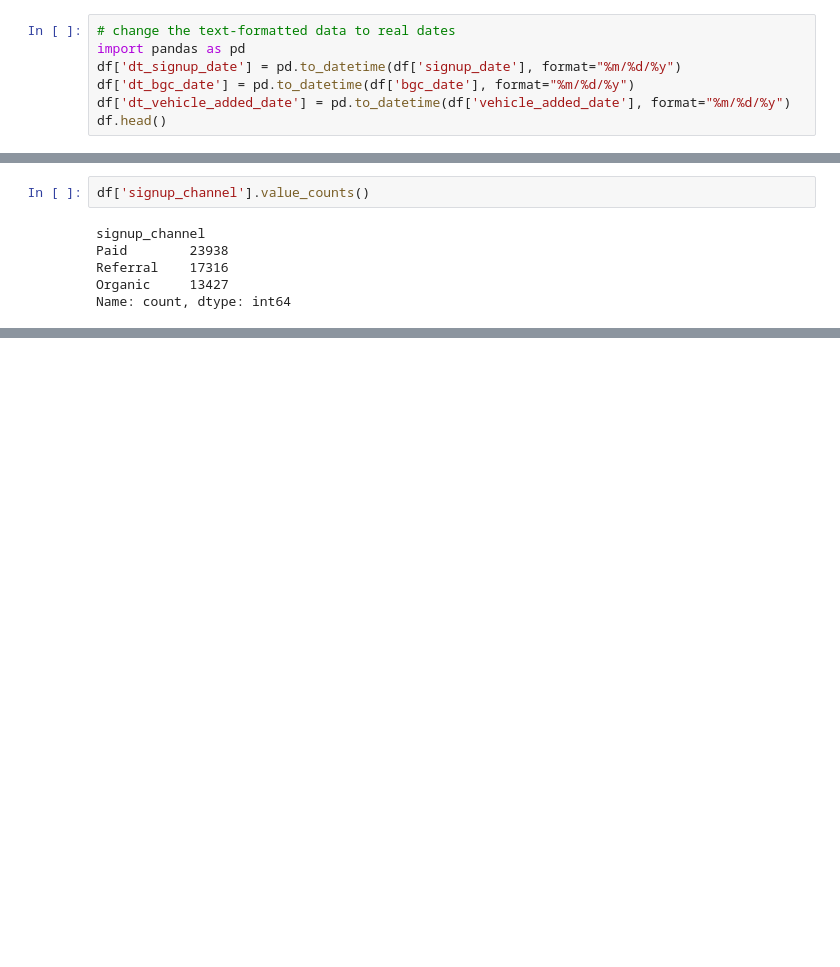
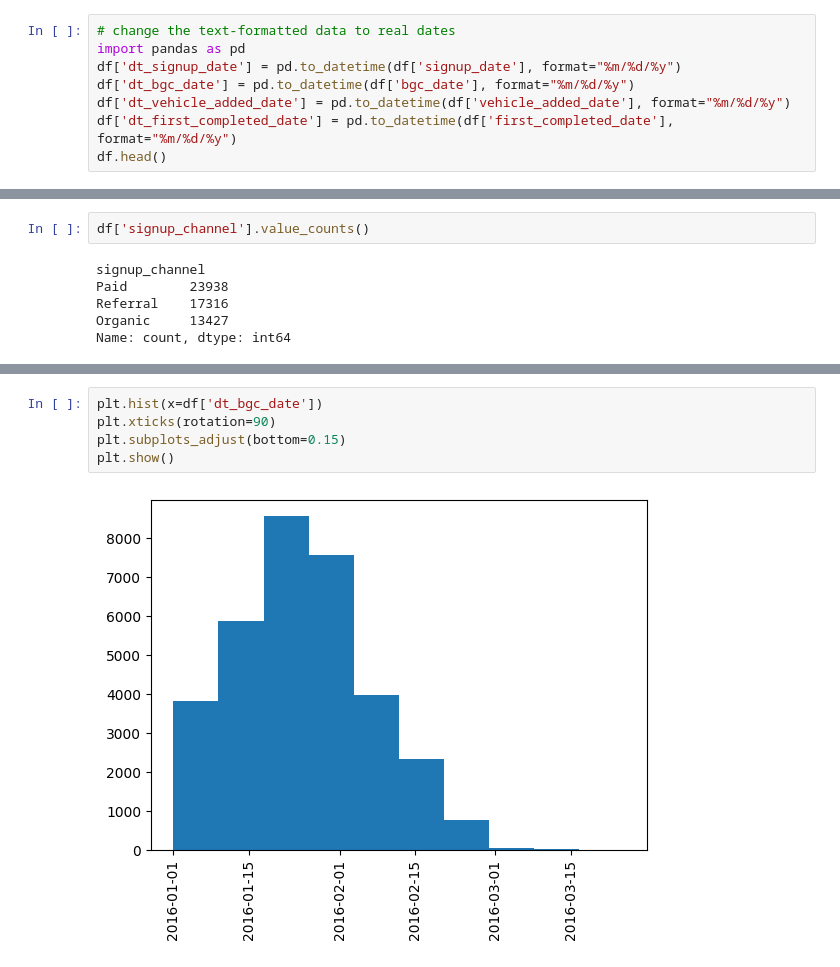
Before and after one commit to schraj/Uber-driver-churn-prediction, a Jupyter notebook: churn_prediction.ipynb, the cells around one changed output, grey strips where cells are left out. Saved outputs shown, nothing was run; the diff lists cells and outputs as text; blank space fills up the shorter version.

```diff
--- a/churn_prediction.ipynb
+++ b/churn_prediction.ipynb
@@ -94,6 +94,7 @@ import pandas as pd
 df['dt_signup_date'] = pd.to_datetime(df['signup_date'], format="%m/%d/%y")
 df['dt_bgc_date'] = pd.to_datetime(df['bgc_date'], format="%m/%d/%y")
 df['dt_vehicle_added_date'] = pd.to_datetime(df['vehicle_added_date'], format="%m/%d/%y")
+df['dt_first_completed_date'] = pd.to_datetime(df['first_completed_date'], format="%m/%d/%y")
 df.head()
 # %% [output]
 |  | id | city_name | signup_os | signup_channel | signup_date | bgc_date | vehicle_added_date | ... |
@@ -209,0 +212,7 @@ memory usage: 5.8+ MB
+# %%
+plt.hist(x=df['dt_bgc_date'])
+plt.xticks(rotation=90)
+plt.subplots_adjust(bottom=0.15)
+plt.show()
+# %% [output]
+[figure, added]
```
Also changed, not shown: parts of 36 cells of this notebook.
